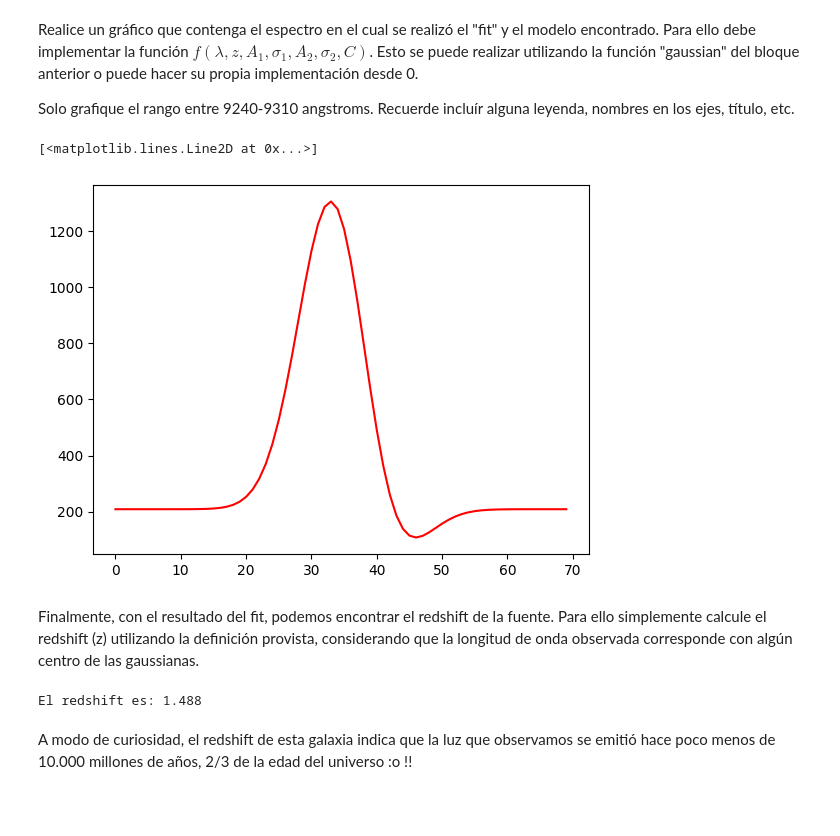
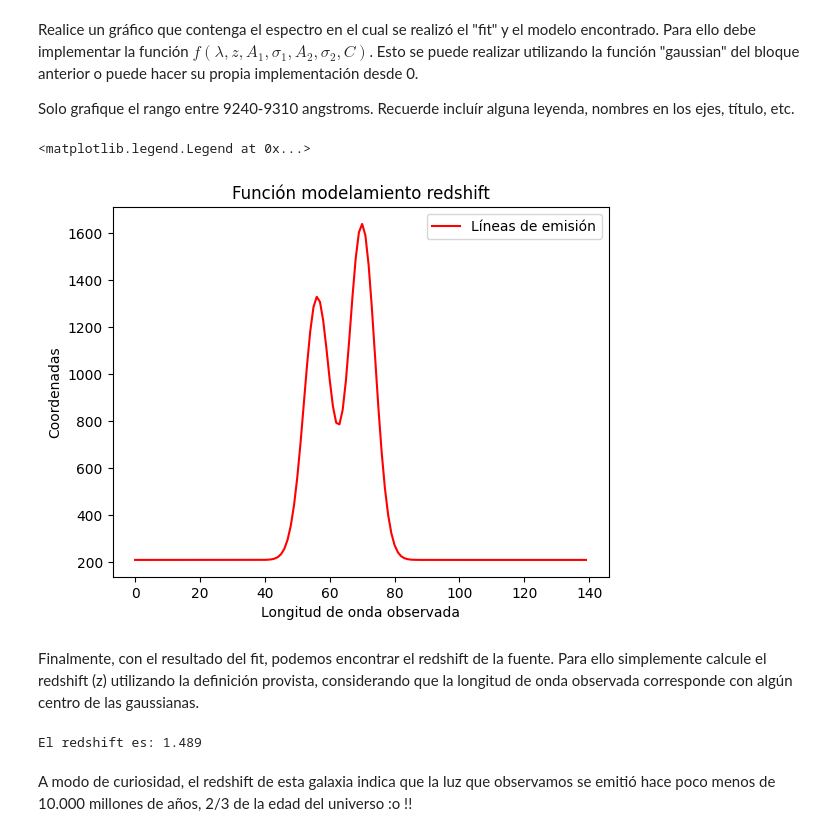
Before and after one commit to FranciscaHM/Tarea-4, a Jupyter notebook: Tarea4.ipynb, the cells around one changed output. Saved outputs shown, nothing was run; the diff lists cells and outputs as text; code cells hidden in the pictures; blank space fills up the shorter version.

```diff
--- a/Tarea4.ipynb
+++ b/Tarea4.ipynb
@@ -307,7 +307,7 @@ MPDAF ya es capaz de hacer este fit por nosotros, para ello proceda como se le i
 # %%
 # Utilice el método gauss_dfit (solo utilizaremos un espectro de los antes calculados, no necesitamos los 4)
 #Como tenemos las líneas de emisión del elemento al que corresponde (OII), basta calcular la razón entre ambos peaks.
-d = 3729.875 / 3727.092 #Este será nuestro wratio.
+d =  3727.092 /3729.875  #Este será nuestro wratio.
 
 fit1, fit2 = espectro_s0a.gauss_dfit(lmin=9240,lmax=9310,wratio=d)  # rellene con los parámetros adecuados
 
@@ -365,15 +365,20 @@ Para ello debe implementar la función $f(\lambda, z,  A_1, \sigma_1, A_2, \sigm
 
 Solo grafique el rango entre 9240-9310 angstroms. Recuerde incluír alguna leyenda, nombres en los ejes, título, etc.
 # %%
-x = np.arange(9240,9310,1)
+x = np.arange(9240,9310,0.5) #Rango de longitud de onda
 
 funcion1 = gaussian(x, fit1.lpeak, fit1.fwhm, fit1.peak)
 funcion2 = gaussian(x, fit2.lpeak, fit2.fwhm, fit2.peak)
+
 # Inserte aquí su gráfico:
-plt.plot(funcion1+funcion2+fit2.cont, color='red') #C = valor contínuo. (fit1.cont=fit2.cont)
+plt.plot(funcion1+funcion2+fit2.cont, color='red',label='Líneas de emisión') #C = valor contínuo. (fit1.cont=fit2.cont)
+plt.title('Función modelamiento redshift')
+plt.xlabel('Longitud de onda observada')
+plt.ylabel('Coordenadas')
+plt.legend()
 # %% [output]
-[<matplotlib.lines.Line2D at 0x...>]
+<matplotlib.legend.Legend at 0x...>
-[figure, old version]
+[figure, new version]
 # %% [markdown]
 Finalmente, con el resultado del fit, podemos encontrar el redshift de la fuente. Para ello simplemente calcule el redshift (z) utilizando la definición provista, considerando que la longitud de onda observada corresponde con algún centro de las gaussianas.
 # %%
@@ -383,7 +388,7 @@ lambdaObs = fit1.lpeak
 z = (lambdaObs / lambda_0) - 1
 print('El redshift es: {:.3f}'.format(z))
 # %% [output]
-El redshift es: 1.488
+El redshift es: 1.489
 # %% [markdown]
 A modo de curiosidad, el redshift de esta galaxia indica que la luz que observamos se emitió hace poco menos de 10.000 millones de años, 2/3 de la edad del universo :o !!
 # %% [markdown]
```
Also changed, not shown: parts of 2 cells of this notebook.
